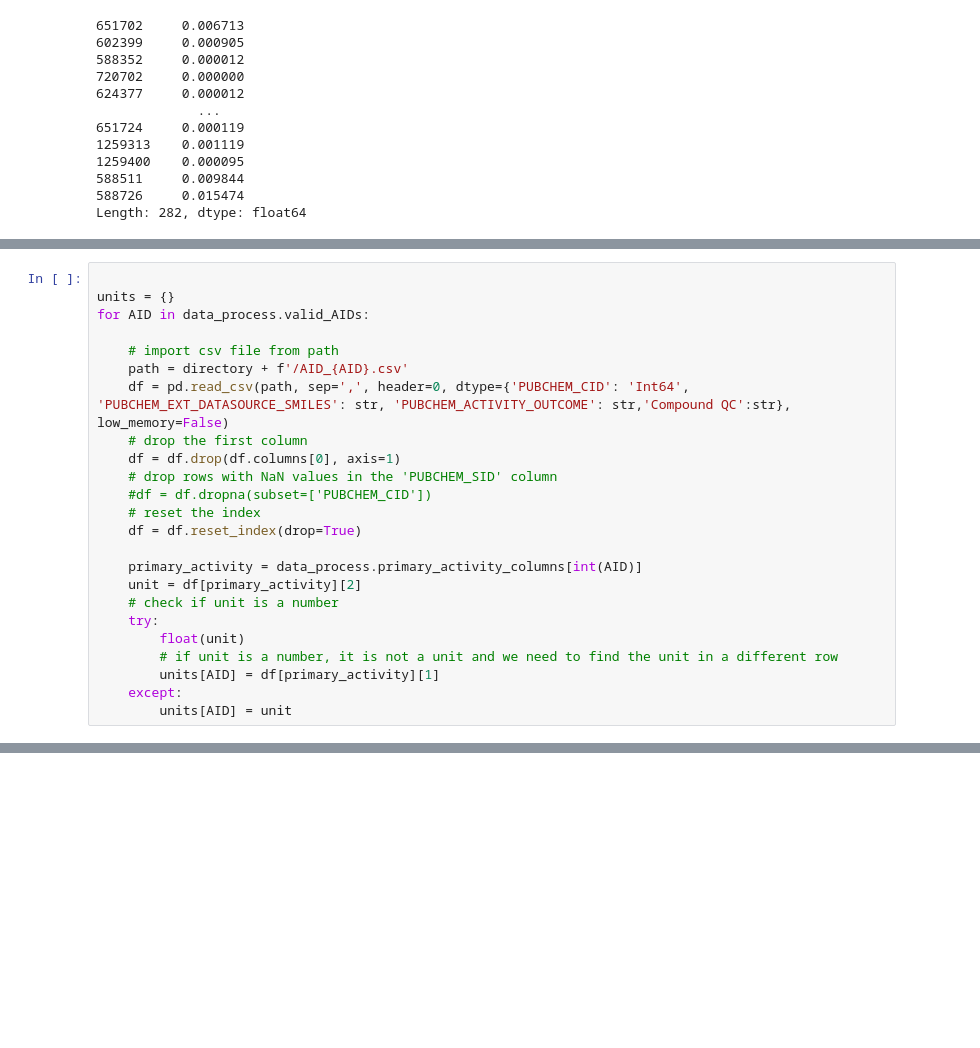
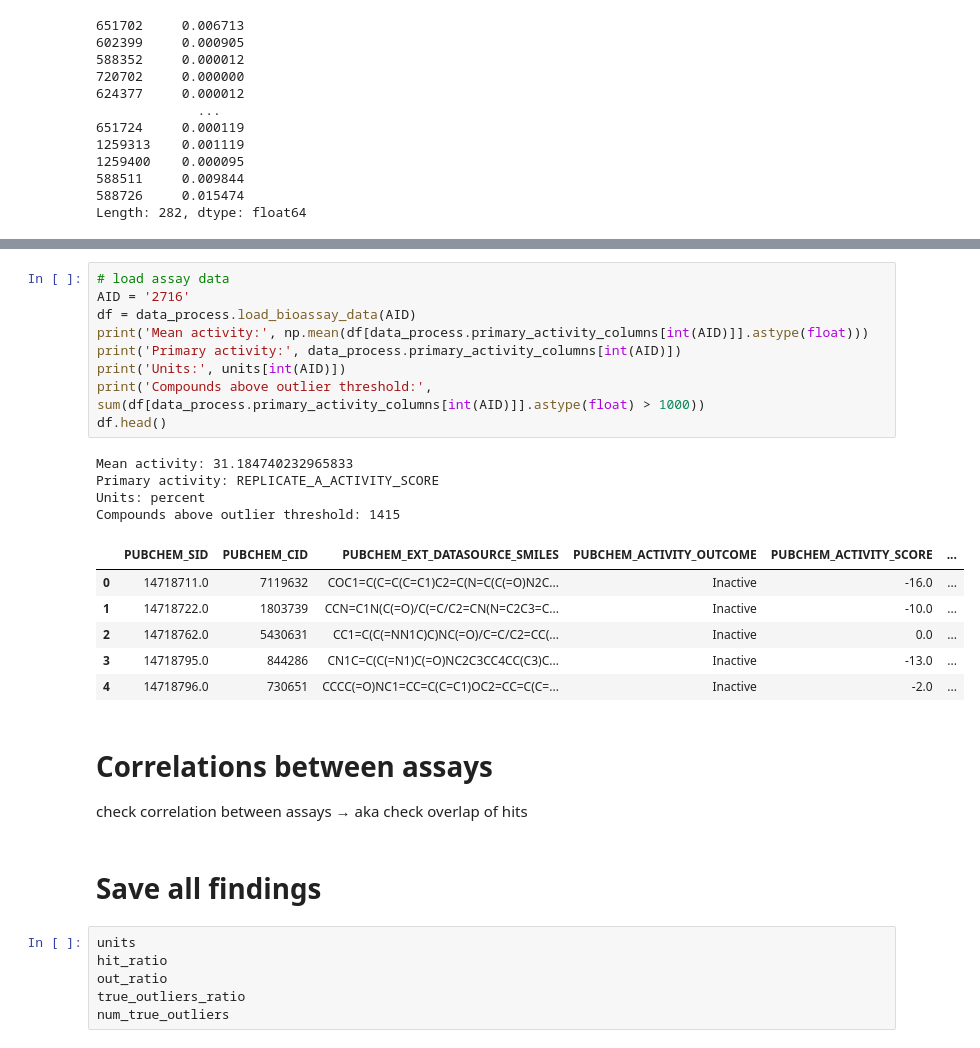
Before and after one commit to davidkubanek/Thesis, a Jupyter notebook: HTS_fingerprints.ipynb, the cells around one changed output, grey strips where cells are left out. Saved outputs shown, nothing was run; the diff lists cells and outputs as text; blank space fills up the shorter version.

```diff
--- a/HTS_fingerprints.ipynb
+++ b/HTS_fingerprints.ipynb
@@ -1599,25 +1580 @@ out_ratio/hit_ratio
 Length: 282, dtype: float64
-# %%
-
-units = {}
-for AID in data_process.valid_AIDs:
-
-    # import csv file from path
-    path = directory + f'/AID_{AID}.csv'
-    df = pd.read_csv(path, sep=',', header=0, dtype={'PUBCHEM_CID': 'Int64', 'PUBCHEM_EXT_DATASOURCE_SMILES': str, 'PUBCHEM_ACTIVITY_OUTCOME': str,'Compound QC':str}, low_memory=False)
-    # drop the first column
-    df = df.drop(df.columns[0], axis=1)
-    # drop rows with NaN values in the 'PUBCHEM_SID' column
-    #df = df.dropna(subset=['PUBCHEM_CID'])
-    # reset the index
-    df = df.reset_index(drop=True)
-
-    primary_activity = data_process.primary_activity_columns[int(AID)]
-    unit = df[primary_activity][2]
-    # check if unit is a number
-    try:
-        float(unit)
-        # if unit is a number, it is not a unit and we need to find the unit in a different row
-        units[AID] = df[primary_activity][1]
-    except:
-        units[AID] = unit
@@ -1769,0 +1632,31 @@ df[primary_activity][2]
+# %%
+# load assay data
+AID = '2716'
+df = data_process.load_bioassay_data(AID)
+print('Mean activity:', np.mean(df[data_process.primary_activity_columns[int(AID)]].astype(float)))
+print('Primary activity:', data_process.primary_activity_columns[int(AID)])
+print('Units:', units[int(AID)])
+print('Compounds above outlier threshold:', sum(df[data_process.primary_activity_columns[int(AID)]].astype(float) > 1000))
+df.head()
+# %% [output]
+Mean activity: 31.184740232965833
+Primary activity: REPLICATE_A_ACTIVITY_SCORE
+Units: percent
+Compounds above outlier threshold: 1415
+|  | PUBCHEM_SID | PUBCHEM_CID | PUBCHEM_EXT_DATASOURCE_SMILES | PUBCHEM_ACTIVITY_OUTCOME | PUBCHEM_ACTIVITY_SCORE | ... |
+| 0 | 14718711.0 | 7119632 | COC1=C(C=C(C=C1)C2=C(N=C(C(=O)N2C... | Inactive | -16.0 | ... |
+| 1 | 14718722.0 | 1803739 | CCN=C1N(C(=O)/C(=C/C2=CN(N=C2C3=C... | Inactive | -10.0 | ... |
+| 2 | 14718762.0 | 5430631 | CC1=C(C(=NN1C)C)NC(=O)/C=C/C2=CC(... | Inactive | 0.0 | ... |
+| 3 | 14718795.0 | 844286 | CN1C=C(C(=N1)C(=O)NC2C3CC4CC(C3)C... | Inactive | -13.0 | ... |
+| 4 | 14718796.0 | 730651 | CCCC(=O)NC1=CC=C(C=C1)OC2=CC=C(C=... | Inactive | -2.0 | ... |
+# %% [markdown]
+# Correlations between assays
+check correlation between assays → aka check overlap of hits
+# %% [markdown]
+# Save all findings
+# %%
+units
+hit_ratio
+out_ratio
+true_outliers_ratio
+num_true_outliers
```
Also changed, not shown: parts of 48 cells of this notebook, 1 other file.
